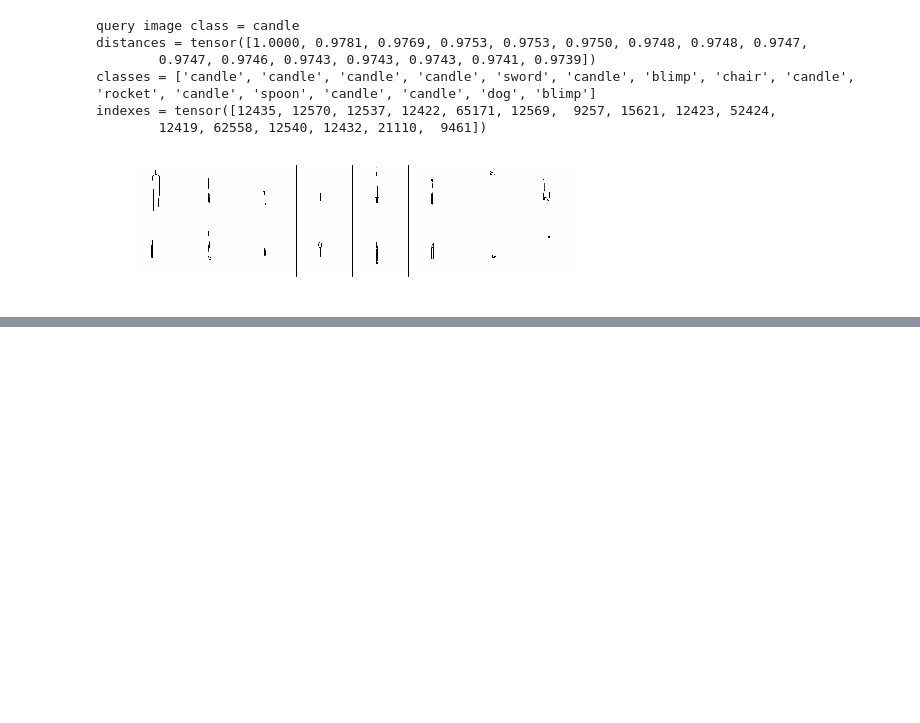
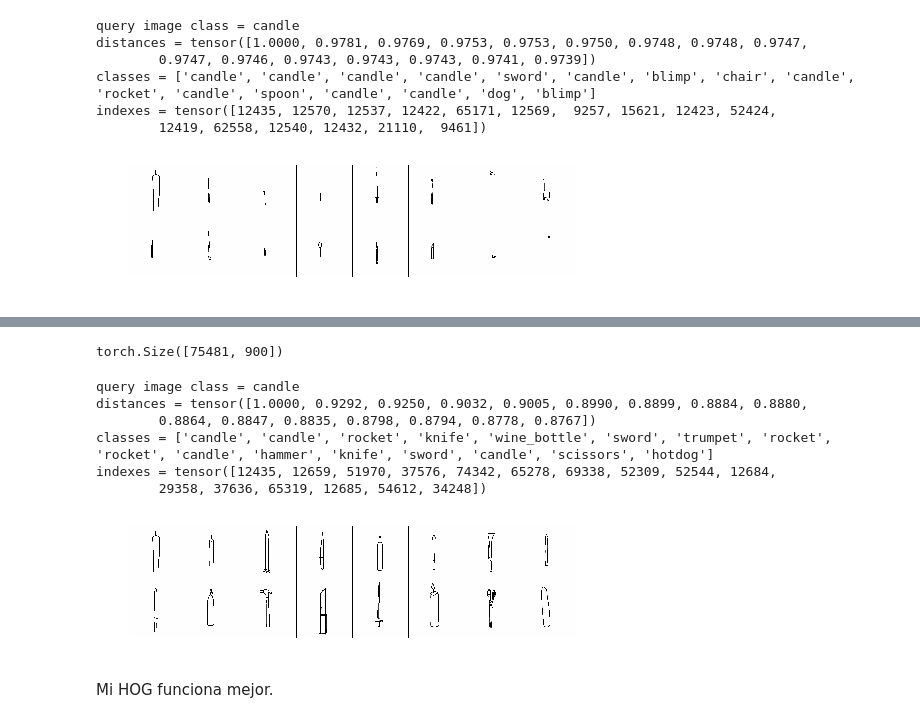
Before and after one commit to fcoclavero/vscvs, a Jupyter notebook: experiments/embeddings.ipynb, the cells around one changed output, grey strips where cells are left out. Saved outputs shown, nothing was run; the diff lists cells and outputs as text; code cells hidden in the pictures; blank space fills up the shorter version.

```diff
--- a/experiments/embeddings.ipynb
+++ b/experiments/embeddings.ipynb
@@ -185,0 +195,9 @@ indexes = tensor([12435, 12570, 12537, 12422, 65171, 12569,  9257, 15621, 12423,
+# %%
+data_loader = DataLoader(dataset, batch_size=batch_size, shuffle=False, num_workers=workers)
+
+output_batches = []
+
+for i, data in tqdm(enumerate(data_loader, 0), total=len(data_loader)):  # iterate batches
+    inputs, labels = data
+    outputs = model(inputs.to(device))
+    pickle.dump(outputs.to('cpu'), open(os.path.join('asd', 'batch_{}.pickle'.format(i)), 'wb'))
@@ -185,0 +252,9 @@ indexes = tensor([12435, 12570, 12537, 12422, 65171, 12569,  9257, 15621, 12423,
+# %%
+data_loader = DataLoader(dataset, batch_size=batch_size, shuffle=False, num_workers=workers)
+
+output_batches = []
+
+for i, data in tqdm(enumerate(data_loader, 0), total=len(data_loader)):  # iterate batches
+    inputs, labels = data
+    outputs = model(inputs.to(device))
+    output_batches.append(outputs.to('cpu'))
@@ -185,0 +263,30 @@ indexes = tensor([12435, 12570, 12537, 12422, 65171, 12569,  9257, 15621, 12423,
+# %%
+embeddings = torch.cat(output_batches)
+embeddings.shape
+# %% [output]
+torch.Size([75481, 900])
+# %%
+query_embedding = model(image.unsqueeze(0)).to('cpu')
+p_dist = PairwiseDistance(p=2) if distance == 'pairwise' else CosineSimilarity()
+distances = p_dist(embeddings, query_embedding)
+# Return the top k results
+top_distances, top_indices = torch.topk(distances, k)
+aux = [dataset[j] for j in top_indices]
+image_tensors = torch.stack([tup[0] for tup in aux])
+image_classes = [tup[1] for tup in aux]
+image_class_names = get_dataset_class_names(dataset_name)
+print('query image class = {}'.format(image_class_names[image_class]))
+print('distances = {}'.format(top_distances))
+print('classes = {}'.format([image_class_names[class_name] for class_name in image_classes]))
+print('indexes = {}'.format(top_indices))
+plot_image_batch([image_tensors, image_classes])
+# %% [output]
+query image class = candle
+distances = tensor([1.0000, 0.9292, 0.9250, 0.9032, 0.9005, 0.8990, 0.8899, 0.8884, 0.8880,
+        0.8864, 0.8847, 0.8835, 0.8798, 0.8794, 0.8778, 0.8767])
+classes = ['candle', 'candle', 'rocket', 'knife', 'wine_bottle', 'sword', 'trumpet', 'rocket', 'rocket', 'candle', 'hammer', 'knife', 'sword', 'candle', 'scissors', 'hotdog']
+indexes = tensor([12435, 12659, 51970, 37576, 74342, 65278, 69338, 52309, 52544, 12684,
+        29358, 37636, 65319, 12685, 54612, 34248])
+[figure, added]
+# %% [markdown]
+Mi HOG funciona mejor.
```
Also changed, not shown: parts of 9 cells of this notebook, 1 other file.
